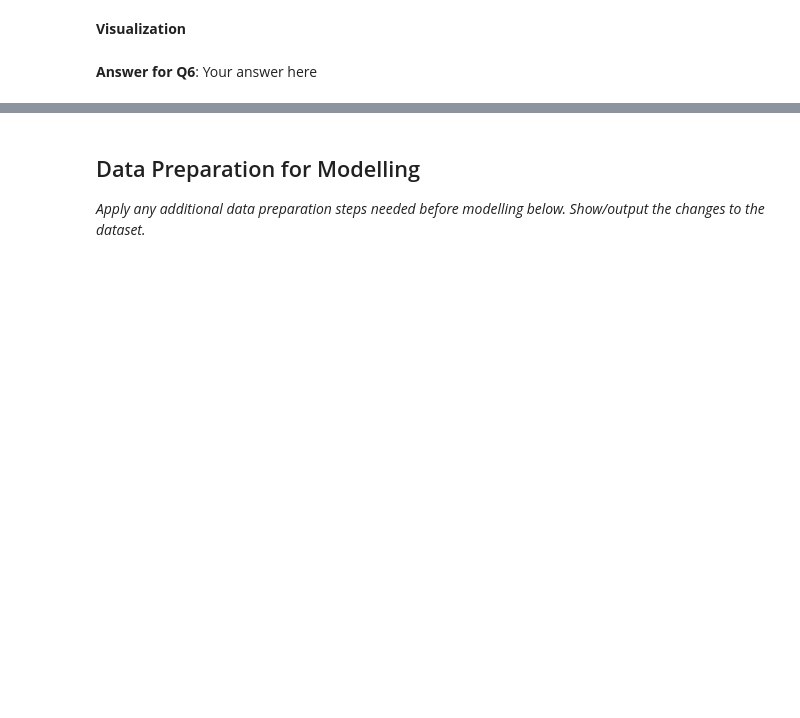
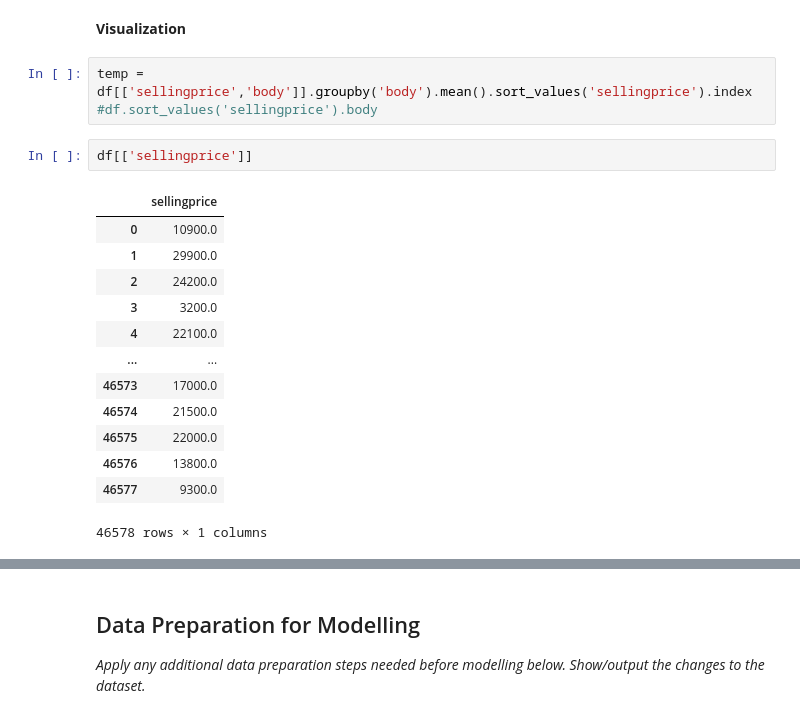
Before and after one commit to Rahmaatef2001/W2022, a Jupyter notebook: Regression_Mini-Project.ipynb, the cells around one changed output, grey strips where cells are left out. Saved outputs shown, nothing was run; the diff lists cells and outputs as text; blank space fills up the shorter version.

```diff
--- a/Regression_Mini-Project.ipynb
+++ b/Regression_Mini-Project.ipynb
@@ -266,5 +420,22 @@ sns.lmplot(x='condition', y='sellingprice', data=df, height=8)
 **Q6: Are there differences in the average car price due to the car's body type? If so, rank their order and state the most expensive and least expensive car body type.**
 # %% [markdown]
 **Visualization**
-# %% [markdown]
-**Answer for Q6**: Your answer here
+# %%
+temp = df[['sellingprice','body']].groupby('body').mean().sort_values('sellingprice').index
+#df.sort_values('sellingprice').body
+# %%
+df[['sellingprice']]
+# %% [output]
+|  | sellingprice |
+| 0 | 10900.0 |
+| 1 | 29900.0 |
+| 2 | 24200.0 |
+| 3 | 3200.0 |
+| 4 | 22100.0 |
+| ... | ... |
+| 46573 | 17000.0 |
+| 46574 | 21500.0 |
+| 46575 | 22000.0 |
+| 46576 | 13800.0 |
+| 46577 | 9300.0 |
+46578 rows × 1 columns
```
Also changed, not shown: parts of 47 cells of this notebook.
